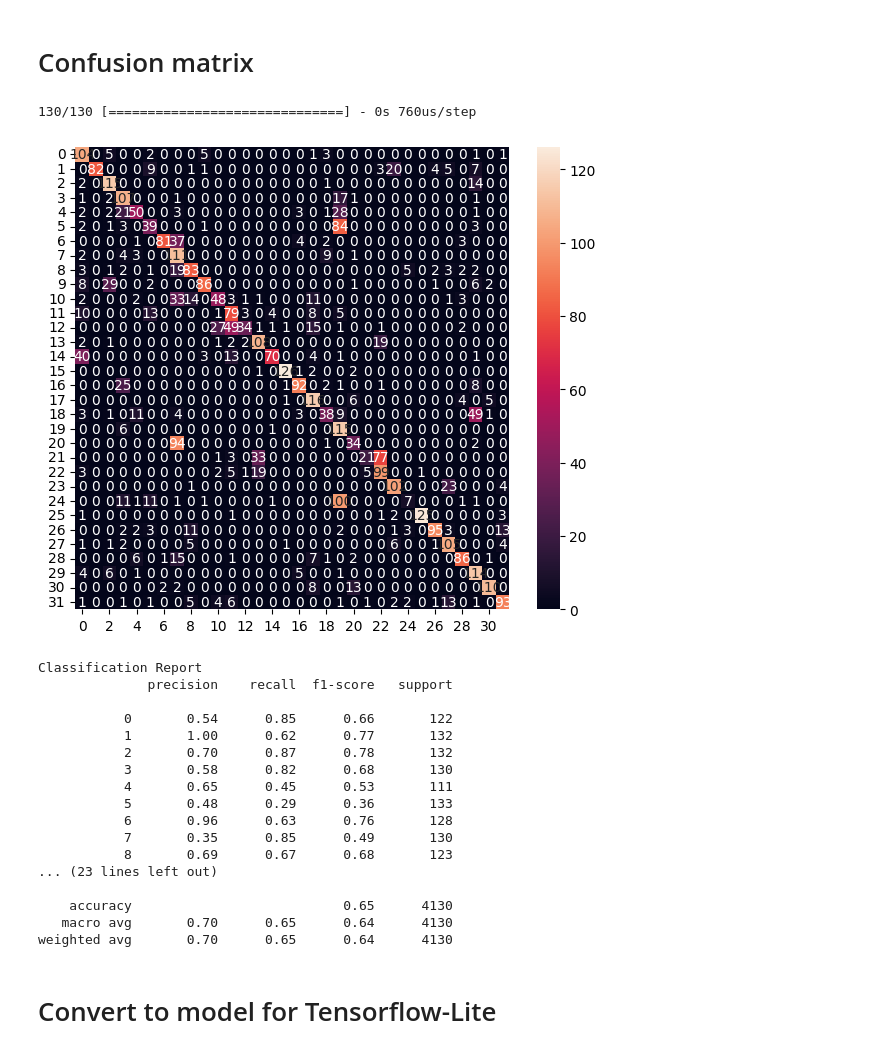
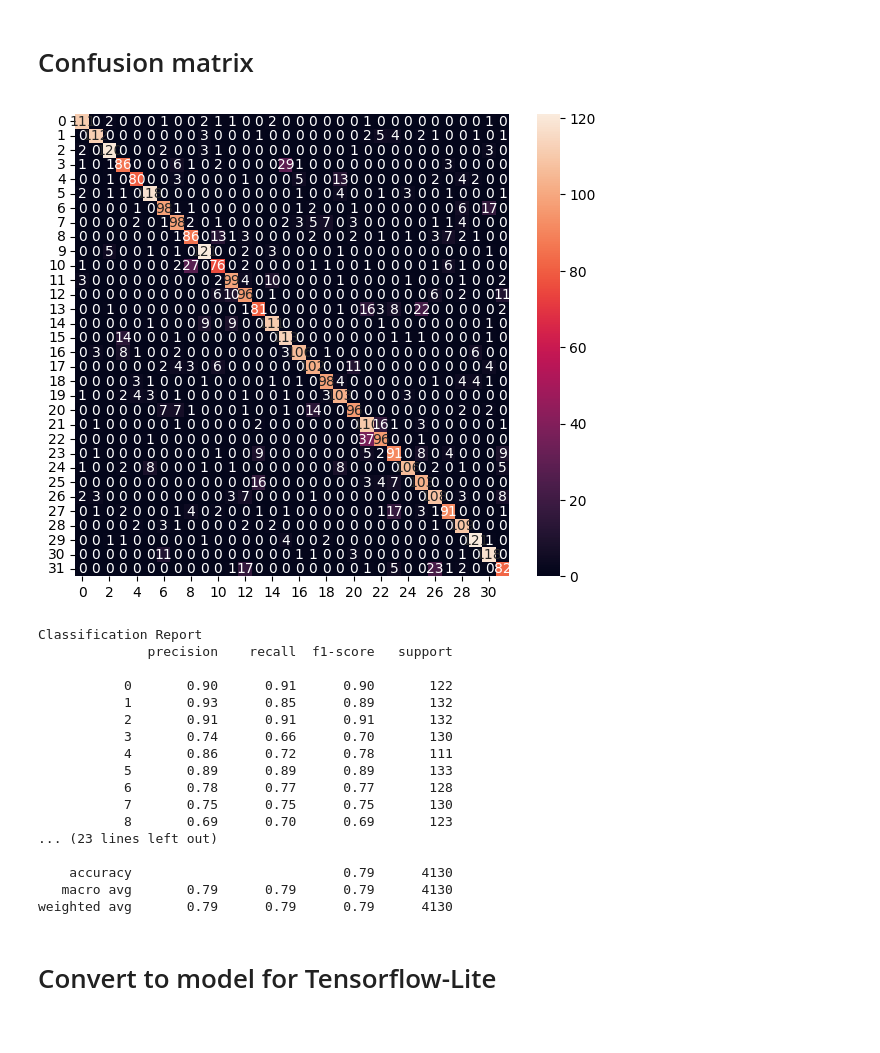
Before and after one commit to ZeinShehab/Labeeb, a Jupyter notebook: keypoint_classification.ipynb, the cells around one changed output. Saved outputs shown, nothing was run; the diff lists cells and outputs as text; code cells hidden in the pictures.

```diff
--- a/keypoint_classification.ipynb
+++ b/keypoint_classification.ipynb
@@ -69,3 +23,6 @@ y_train = np.array(y_train)
+# %%
+X_train = np.loadtxt(train_dataset, delimiter=',', dtype='float32', usecols=list(range(1, (21 * 2) + 1)))
+X_test = np.loadtxt(test_dataset, delimiter=',', dtype='float32', usecols=list(range(1, (21 * 2) + 1)))
 # %%
 print(X_train[0].shape)
 # %% [output]
@@ -118,0 +30,3 @@ print(len(X_test), len(y_test))
+# %%
+y_train = np.loadtxt(train_dataset, delimiter=',', dtype='int32', usecols=(0))
+y_test = np.loadtxt(test_dataset, delimiter=',', dtype='int32', usecols=(0))
@@ -237,10 +68,3 @@ es_callback = tf.keras.callbacks.EarlyStopping(patience=20, verbose=1)
-# %%
-# Model compilation
-model.compile(
-    optimizer='adam',
-    loss='sparse_categorical_crossentropy',
-    metrics=['accuracy']
-)
 # %% [markdown]
 # Model training
 # %%
@@ -267,3 +92,10 @@ XGBClassifier(base_score=None, booster=None, callbacks=None,
 # %%
 # Model evaluation
 # val_loss, val_acc = model.evaluate(X_test, y_test, batch_size=128)
+
+y_pred = model.predict(X_test)
+from sklearn.metrics import accuracy_score
+accuracy = accuracy_score(y_test, y_pred)
+print("Accuracy:", accuracy)
+
+model.score(X_test, y_test)
@@ -285,48 +118,47 @@ ValueError: in user code:
 # %%
 import pandas as pd
 import seaborn as sns
 import matplotlib.pyplot as plt
 from sklearn.metrics import confusion_matrix, classification_report
 
 def print_confusion_matrix(y_true, y_pred, report=True):
     labels = sorted(list(set(y_true)))
     cmx_data = confusion_matrix(y_true, y_pred, labels=labels)
 
     df_cmx = pd.DataFrame(cmx_data, index=labels, columns=labels)
 
     fig, ax = plt.subplots(figsize=(7, 6))
     sns.heatmap(df_cmx, annot=True, fmt='g' ,square=False)
     ax.set_ylim(len(set(y_true)), 0)
     plt.show()
 
     if report:
         print('Classification Report')
         print(classification_report(y_test, y_pred))
 
 Y_pred = model.predict(X_test)
-y_pred = np.argmax(Y_pred, axis=1)
+# y_pred = np.argmax(Y_pred, axis=1)
 
-print_confusion_matrix(y_test, y_pred)
+print_confusion_matrix(y_test, Y_pred)
 # %% [output]
+[figure, new version]
-130/130 [==============================] - 0s 760us/step
+Classification Report
+              precision    recall  f1-score   support
+
+           0       0.90      0.91      0.90       122
+           1       0.93      0.85      0.89       132
+           2       0.91      0.91      0.91       132
+           3       0.74      0.66      0.70       130
+           4       0.86      0.72      0.78       111
+           5       0.89      0.89      0.89       133
+           6       0.78      0.77      0.77       128
+           7       0.75      0.75      0.75       130
+           8       0.69      0.70      0.69       123
+... (23 lines left out)
+
+    accuracy                           0.79      4130
+   macro avg       0.79      0.79      0.79      4130
+weighted avg       0.79      0.79      0.79      4130
-[figure, old version]
-Classification Report
-              precision    recall  f1-score   support
-
-           0       0.54      0.85      0.66       122
-           1       1.00      0.62      0.77       132
-           2       0.70      0.87      0.78       132
-           3       0.58      0.82      0.68       130
-           4       0.65      0.45      0.53       111
-           5       0.48      0.29      0.36       133
-           6       0.96      0.63      0.76       128
-           7       0.35      0.85      0.49       130
-           8       0.69      0.67      0.68       123
-... (23 lines left out)
-
-    accuracy                           0.65      4130
-   macro avg       0.70      0.65      0.64      4130
-weighted avg       0.70      0.65      0.64      4130
 # %% [markdown]
 # Convert to model for Tensorflow-Lite
 # %%
```
Also changed, not shown: parts of 14 cells of this notebook.
